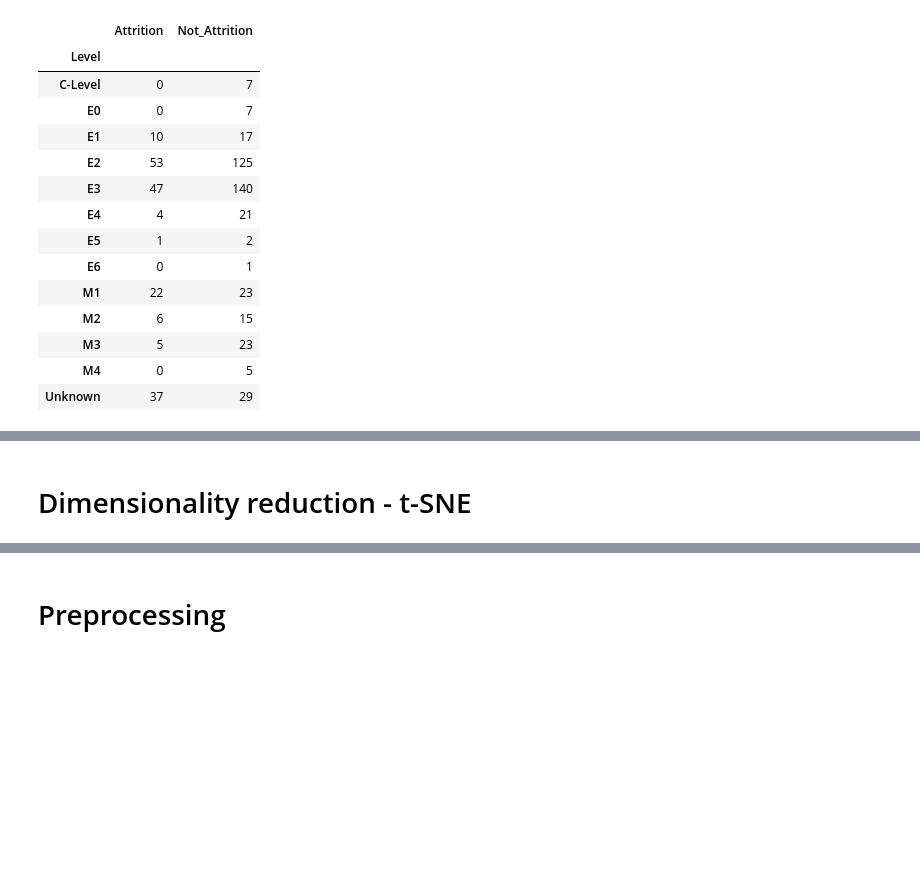
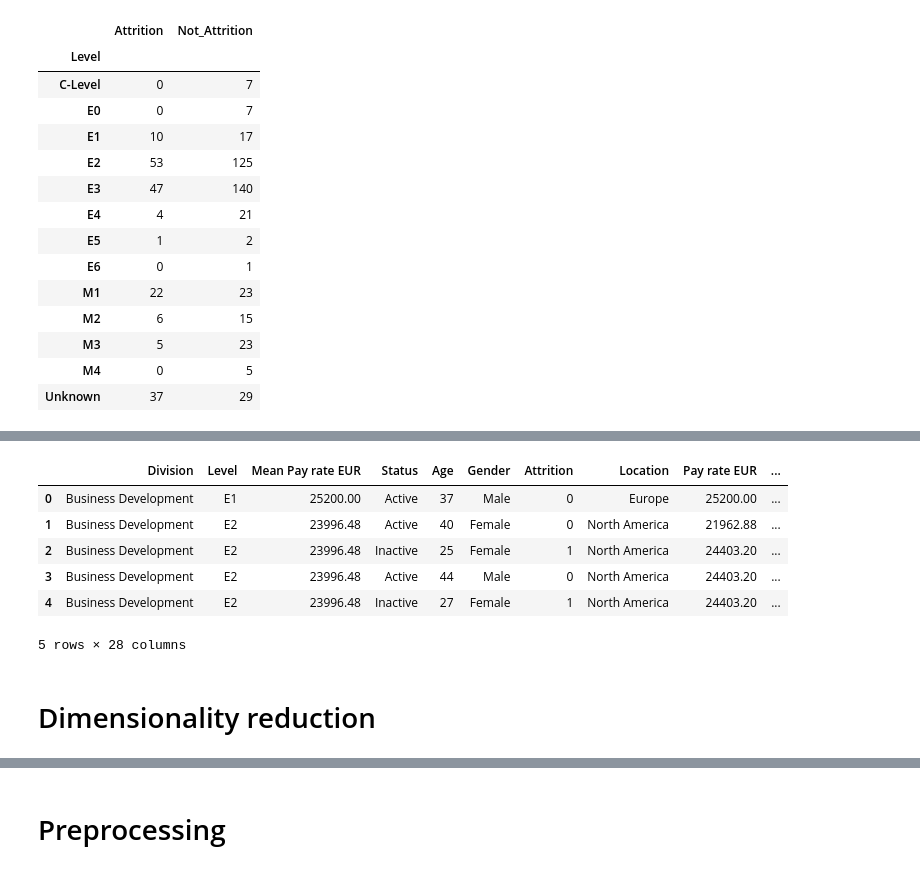
Before and after one commit to ta-datapt-bcn/project-statistical-analysis, a Jupyter notebook: julia-code.ipynb, the cells around one changed output, grey strips where cells are left out. Drawn from its saved outputs; the diff is of its cells as text; code cells hidden in the pictures; blank space fills up the shorter version.

```diff
--- a/julia-code.ipynb
+++ b/julia-code.ipynb
@@ -632,0 +647,3 @@ px.bar(df_supervisor, x=df_supervisor.index, y='Proportion', color='Proportion')
+# %%
+mean_division_level_salary = df.groupby(['Division', 'Level'])['Pay rate EUR'].agg(['mean']).reset_index().rename(columns={'mean' : 'Mean Pay rate EUR'})
+mean_division_level_salary
@@ -632,0 +664,14 @@ px.bar(df_supervisor, x=df_supervisor.index, y='Proportion', color='Proportion')
+# %%
+df_merged = mean_division_level_salary.merge(df, on=['Division', 'Level'])
+# %%
+df_merged['Pay_rate_diff'] = df_merged['Pay rate EUR'] - df_merged['Mean Pay rate EUR']
+# %%
+df_merged.head()
+# %% [output]
+|  | Division | Level | Mean Pay rate EUR | Status | Age | Gender | Attrition | Location | Pay rate EUR | ... |
+| 0 | Business Development | E1 | 25200.00 | Active | 37 | Male | 0 | Europe | 25200.00 | ... |
+| 1 | Business Development | E2 | 23996.48 | Active | 40 | Female | 0 | North America | 21962.88 | ... |
+| 2 | Business Development | E2 | 23996.48 | Inactive | 25 | Female | 1 | North America | 24403.20 | ... |
+| 3 | Business Development | E2 | 23996.48 | Active | 44 | Male | 0 | North America | 24403.20 | ... |
+| 4 | Business Development | E2 | 23996.48 | Inactive | 27 | Female | 1 | North America | 24403.20 | ... |
+5 rows × 28 columns
@@ -633,2 +682,2 @@ px.bar(df_supervisor, x=df_supervisor.index, y='Proportion', color='Proportion')
 # %% [markdown]
-# Dimensionality reduction - t-SNE
+# Dimensionality reduction
```
Also changed, not shown: parts of 76 cells of this notebook, 2 other files.
